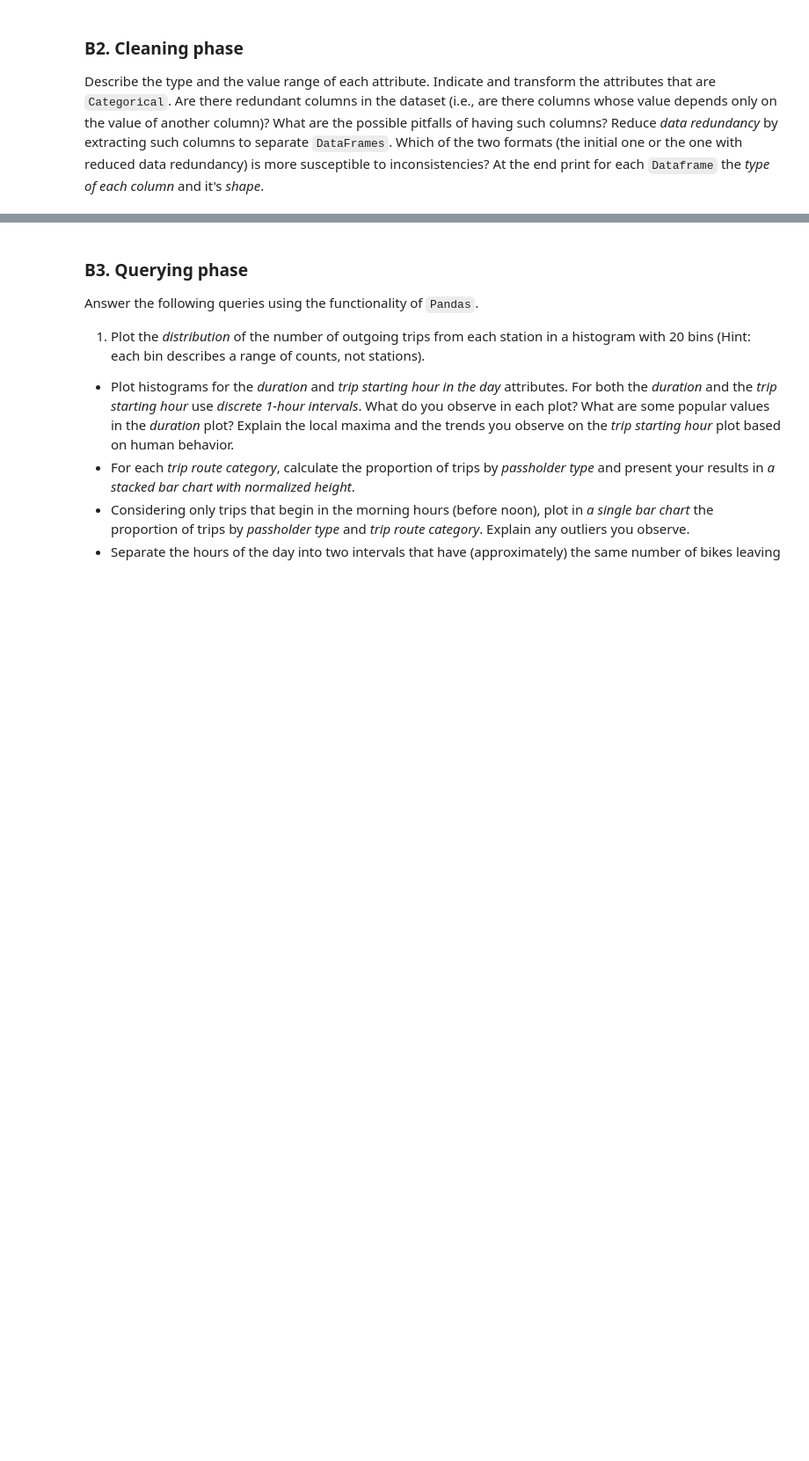
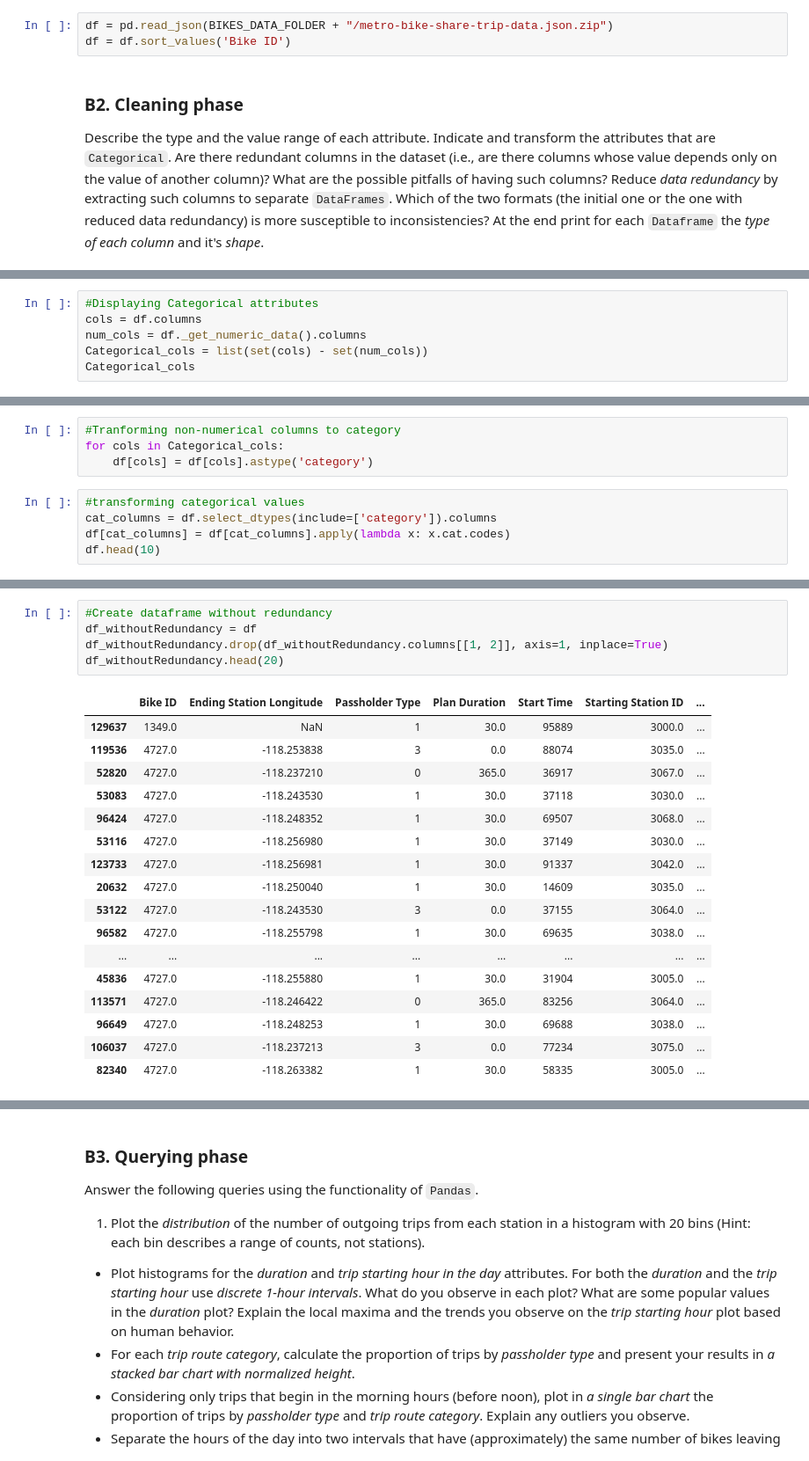
Before and after one commit to Apiquet/ADA_EPFL, a Jupyter notebook: ADA2018-Homework-master/01 - Pandas and Data Wrangling/Exercise 1.ipynb, the cells around one changed output, grey strips where cells are left out. Shown: that part at 88% size. Drawn from its saved outputs; the diff is of its cells as text; blank space fills up the shorter version.

```diff
--- a/ADA2018-Homework-master/01 - Pandas and Data Wrangling/Exercise 1.ipynb
+++ b/ADA2018-Homework-master/01 - Pandas and Data Wrangling/Exercise 1.ipynb
@@ -77,3 +81,6 @@ BIKES_DATA_FOLDER = DATA_FOLDER + '/bikes'
+# %%
+df = pd.read_json(BIKES_DATA_FOLDER + "/metro-bike-share-trip-data.json.zip")
+df = df.sort_values('Bike ID')
 # %% [markdown]
 ### B2. Cleaning phase
 Describe the type and the value range of each attribute. Indicate and transform the attributes that are `Categorical`. Are there redundant columns in the dataset (i.e., are there columns whose value depends only on the value of another column)? What are the possible pitfalls of having such columns? Reduce *data redundancy* by extracting such columns to separate `DataFrames`. Which of the two formats (the initial one or the one with reduced data redundancy) is more susceptible to inconsistencies? At the end print for each `Dataframe` the *type of each column* and it's *shape*.
@@ -83,0 +119,6 @@ __\* Briefly explain your approach here \*__
+# %%
+#Displaying Categorical attributes
+cols = df.columns
+num_cols = df._get_numeric_data().columns
+Categorical_cols = list(set(cols) - set(num_cols))
+Categorical_cols
@@ -83,0 +127,9 @@ __\* Briefly explain your approach here \*__
+# %%
+#Tranforming non-numerical columns to category
+for cols in Categorical_cols:
+    df[cols] = df[cols].astype('category')
+# %%
+#transforming categorical values
+cat_columns = df.select_dtypes(include=['category']).columns
+df[cat_columns] = df[cat_columns].apply(lambda x: x.cat.codes)
+df.head(10)
@@ -83,0 +171,23 @@ __\* Briefly explain your approach here \*__
+# %%
+#Create dataframe without redundancy
+df_withoutRedundancy = df
+df_withoutRedundancy.drop(df_withoutRedundancy.columns[[1, 2]], axis=1, inplace=True)
+df_withoutRedundancy.head(20)
+# %% [output]
+|  | Bike ID | Ending Station Longitude | Passholder Type | Plan Duration | Start Time | Starting Station ID | ... |
+| 129637 | 1349.0 | NaN | 1 | 30.0 | 95889 | 3000.0 | ... |
+| 119536 | 4727.0 | -118.253838 | 3 | 0.0 | 88074 | 3035.0 | ... |
+| 52820 | 4727.0 | -118.237210 | 0 | 365.0 | 36917 | 3067.0 | ... |
+| 53083 | 4727.0 | -118.243530 | 1 | 30.0 | 37118 | 3030.0 | ... |
+| 96424 | 4727.0 | -118.248352 | 1 | 30.0 | 69507 | 3068.0 | ... |
+| 53116 | 4727.0 | -118.256980 | 1 | 30.0 | 37149 | 3030.0 | ... |
+| 123733 | 4727.0 | -118.256981 | 1 | 30.0 | 91337 | 3042.0 | ... |
+| 20632 | 4727.0 | -118.250040 | 1 | 30.0 | 14609 | 3035.0 | ... |
+| 53122 | 4727.0 | -118.243530 | 3 | 0.0 | 37155 | 3064.0 | ... |
+| 96582 | 4727.0 | -118.255798 | 1 | 30.0 | 69635 | 3038.0 | ... |
+| ... | ... | ... | ... | ... | ... | ... | ... |
+| 45836 | 4727.0 | -118.255880 | 1 | 30.0 | 31904 | 3005.0 | ... |
+| 113571 | 4727.0 | -118.246422 | 0 | 365.0 | 83256 | 3064.0 | ... |
+| 96649 | 4727.0 | -118.248253 | 1 | 30.0 | 69688 | 3038.0 | ... |
+| 106037 | 4727.0 | -118.237213 | 3 | 0.0 | 77234 | 3075.0 | ... |
+| 82340 | 4727.0 | -118.263382 | 1 | 30.0 | 58335 | 3005.0 | ... |
```
Also changed, not shown: parts of 17 cells of this notebook.
